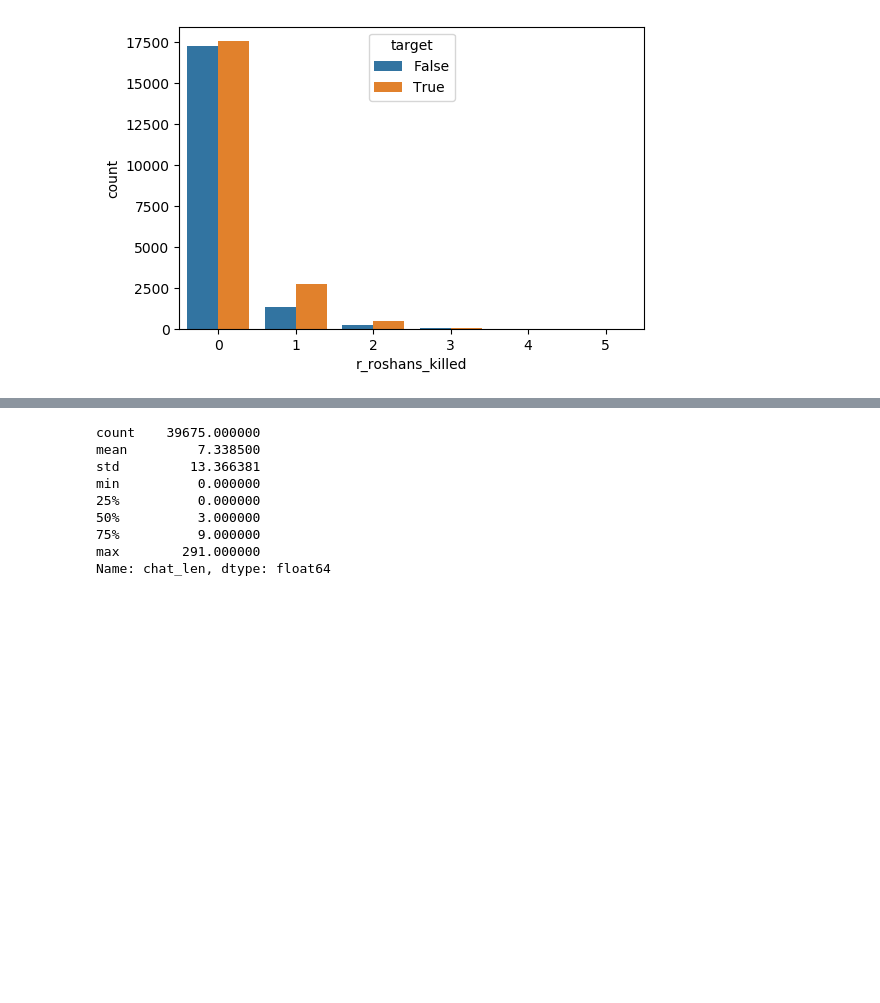
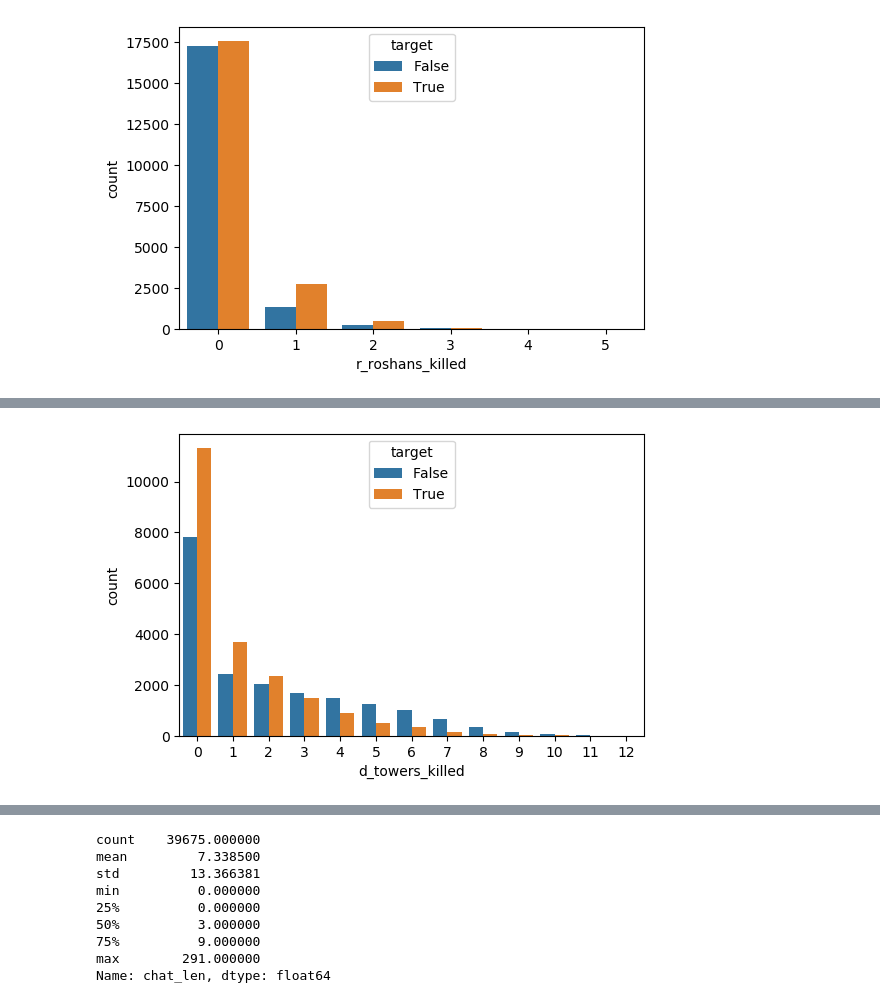
Before and after one commit to tankonst/game_winner_binary_classifier, a Jupyter notebook: EDA_mb.ipynb, the cells around one changed output, grey strips where cells are left out. Cells and saved outputs as stored; diff of their text form; code cells hidden in the pictures; blank space fills up the shorter version.

```diff
--- a/EDA_mb.ipynb
+++ b/EDA_mb.ipynb
@@ -142,0 +161,7 @@ sns.countplot(x="r_roshans_killed", hue="target", data=new_features);
+# %%
+d_towers_killed = ['d{}_towers_killed'.format(i) for i in range(1,6)]
+r_towers_killed = ['r{}_towers_killed'.format(i) for i in range(1,6)]
+new_features['d_towers_killed'] = train_X.loc[:,d_towers_killed].sum(axis=1)
+new_features['r_towers_killed'] = train_X.loc[:,r_towers_killed].sum(axis=1)
+print(new_features['d_towers_killed'].value_counts())
+print(new_features['d_towers_killed'].value_counts())
@@ -142,0 +186,4 @@ sns.countplot(x="r_roshans_killed", hue="target", data=new_features);
+# %%
+sns.countplot(x="d_towers_killed", hue="target", data=new_features);
+# %% [output]
+[figure, added]
```
Also changed, not shown: parts of 4 cells of this notebook.
